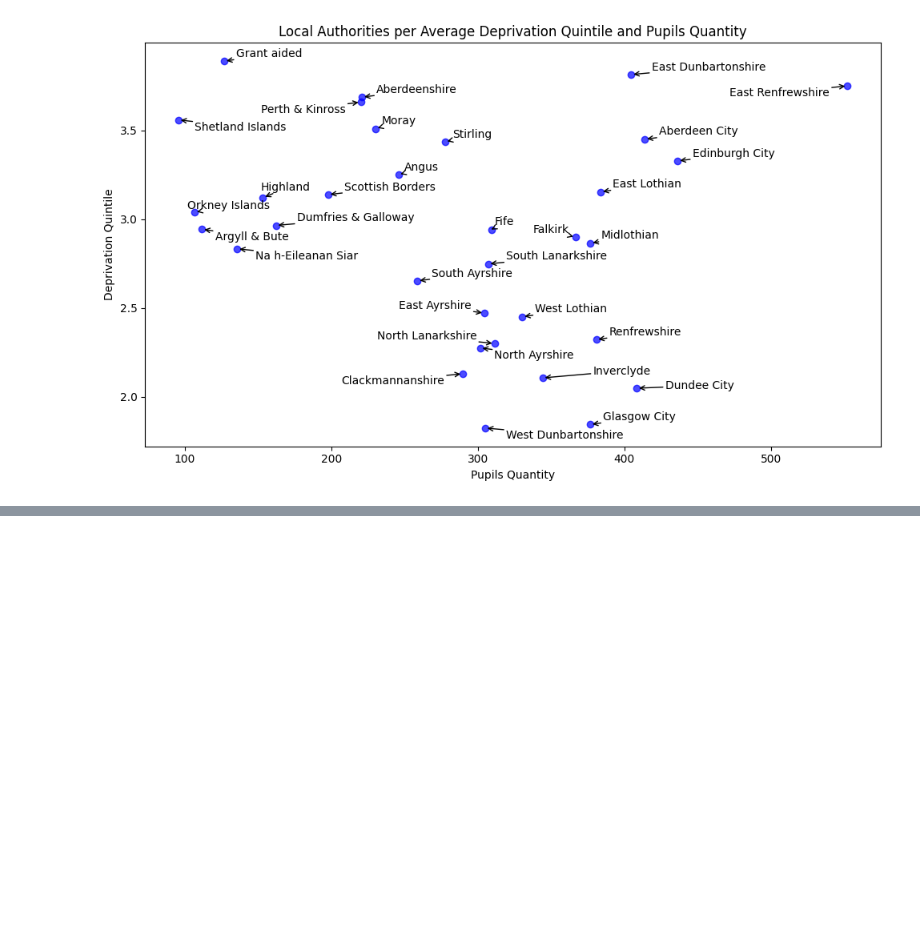
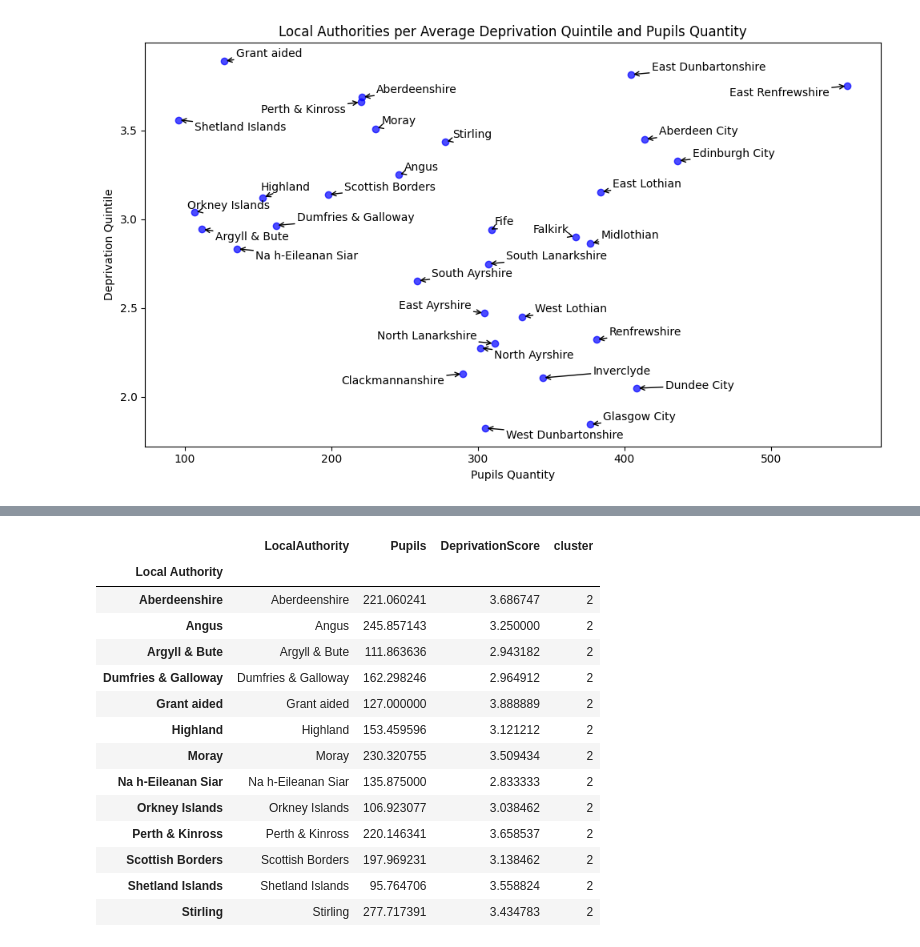
Before and after one commit to mrzeynalli/scotland_schools, a Jupyter notebook: analysis.ipynb, the cells around one changed output, grey strips where cells are left out. Saved outputs shown, nothing was run; the diff lists cells and outputs as text; code cells hidden in the pictures; blank space fills up the shorter version.

```diff
--- a/analysis.ipynb
+++ b/analysis.ipynb
@@ -270,0 +372,3 @@ plt.show()
+# %%
+# Add the cluster indicator for every single player in the dataset
+df['cluster'] = km.labels_.tolist()
@@ -270,0 +384,18 @@ plt.show()
+# %%
+df[df['cluster'] == 2]
+# %% [output]
+|  | LocalAuthority | Pupils | DeprivationScore | cluster |
+| Local Authority |  |  |  |  |
+| Aberdeenshire | Aberdeenshire | 221.060241 | 3.686747 | 2 |
+| Angus | Angus | 245.857143 | 3.250000 | 2 |
+| Argyll & Bute | Argyll & Bute | 111.863636 | 2.943182 | 2 |
+| Dumfries & Galloway | Dumfries & Galloway | 162.298246 | 2.964912 | 2 |
+| Grant aided | Grant aided | 127.000000 | 3.888889 | 2 |
+| Highland | Highland | 153.459596 | 3.121212 | 2 |
+| Moray | Moray | 230.320755 | 3.509434 | 2 |
+| Na h-Eileanan Siar | Na h-Eileanan Siar | 135.875000 | 2.833333 | 2 |
+| Orkney Islands | Orkney Islands | 106.923077 | 3.038462 | 2 |
+| Perth & Kinross | Perth & Kinross | 220.146341 | 3.658537 | 2 |
+| Scottish Borders | Scottish Borders | 197.969231 | 3.138462 | 2 |
+| Shetland Islands | Shetland Islands | 95.764706 | 3.558824 | 2 |
+| Stirling | Stirling | 277.717391 | 3.434783 | 2 |
```
Also changed, not shown: parts of 10 cells of this notebook, 1 other file.
